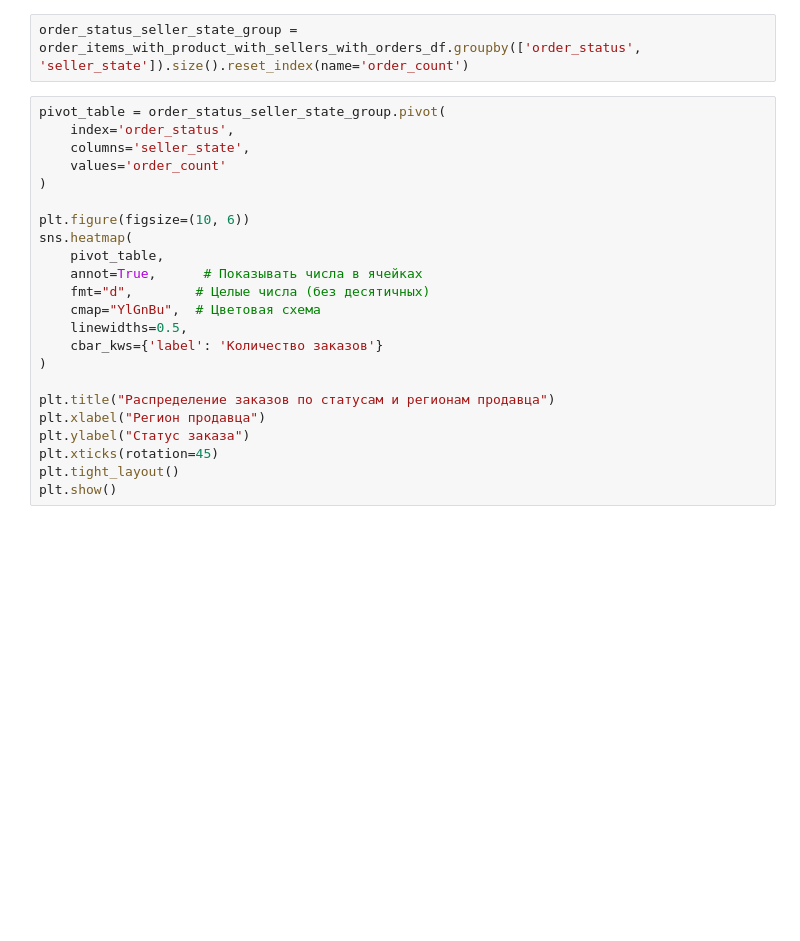
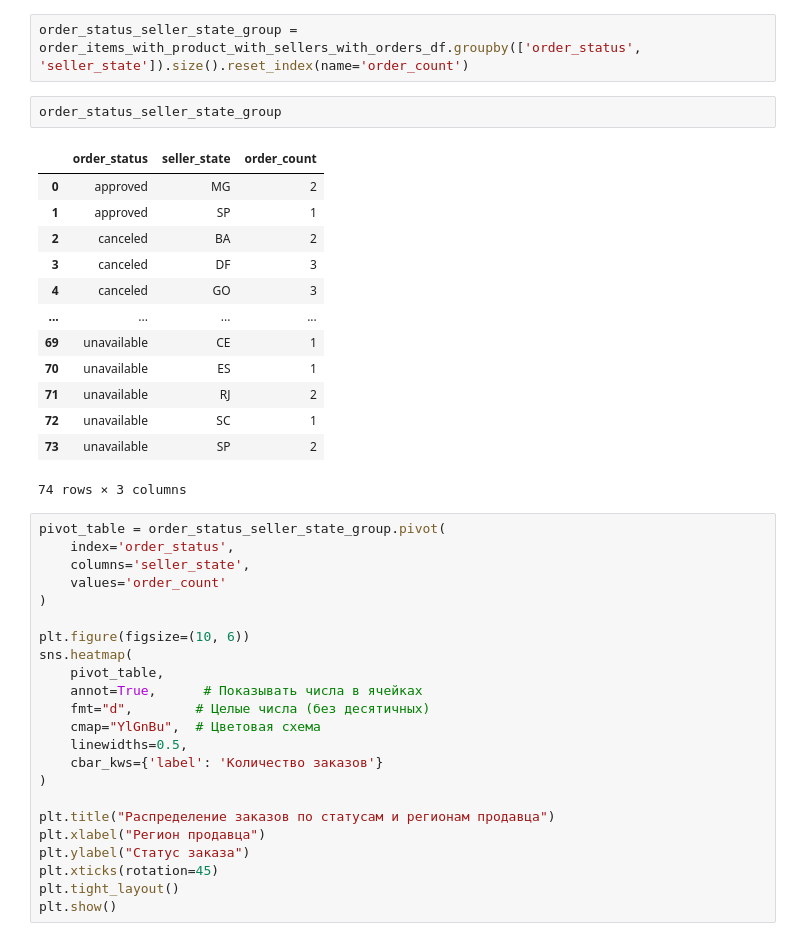
Before and after one commit to barly13/rostelecom_hackathon, a Jupyter notebook: EDA.ipynb, the cells around one changed output. Saved outputs shown, nothing was run; the diff lists cells and outputs as text; blank space fills up the shorter version.

```diff
--- a/EDA.ipynb
+++ b/EDA.ipynb
@@ -319,6 +355,22 @@ order_items_with_product_with_sellers_with_orders_df.drop(['price', 'shipping_li
 order_items_with_product_with_sellers_with_orders_df = order_items_with_product_with_sellers_with_orders_df.rename(columns={'price.1': 'price', 'shipping_limit_date': 'shipping_limit_date', 'freight_value.1': 'freight_value'})
 # %%
 order_status_seller_state_group = order_items_with_product_with_sellers_with_orders_df.groupby(['order_status', 'seller_state']).size().reset_index(name='order_count')
+# %%
+order_status_seller_state_group
+# %% [output]
+|  | order_status | seller_state | order_count |
+| 0 | approved | MG | 2 |
+| 1 | approved | SP | 1 |
+| 2 | canceled | BA | 2 |
+| 3 | canceled | DF | 3 |
+| 4 | canceled | GO | 3 |
+| ... | ... | ... | ... |
+| 69 | unavailable | CE | 1 |
+| 70 | unavailable | ES | 1 |
+| 71 | unavailable | RJ | 2 |
+| 72 | unavailable | SC | 1 |
+| 73 | unavailable | SP | 2 |
+74 rows × 3 columns
 # %%
 pivot_table = order_status_seller_state_group.pivot(
     index='order_status',
```
Also changed, not shown: parts of 6 cells of this notebook, 2 other files.
